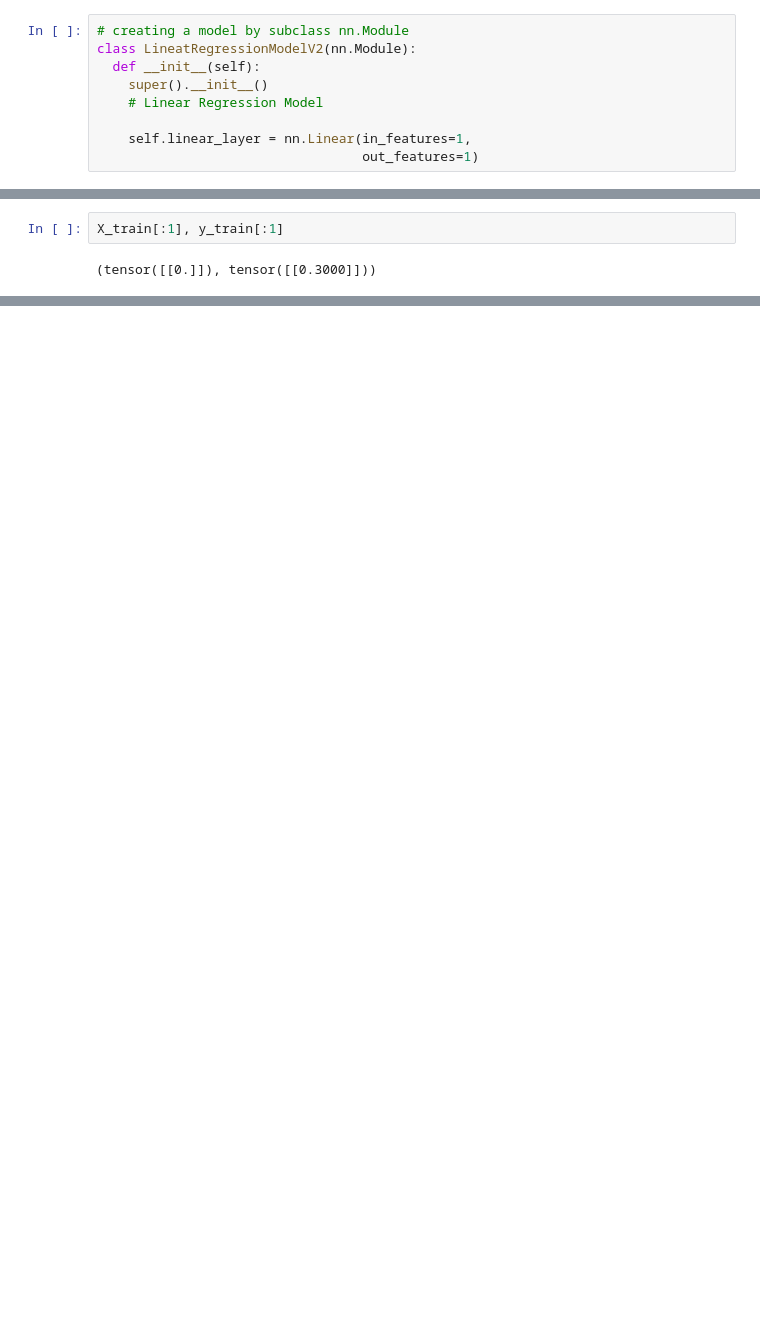
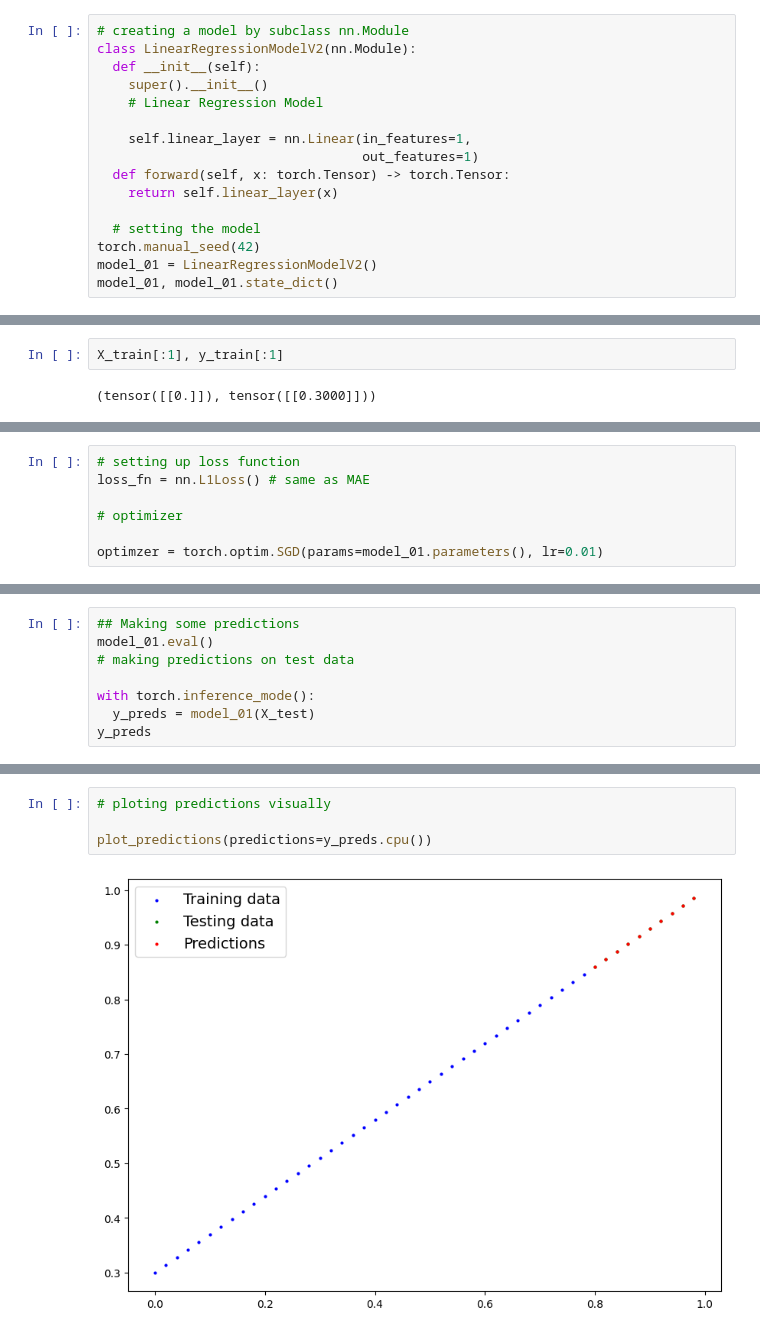
Before and after one commit to mIdrees007/pytorch-deep-learning, a Jupyter notebook: Pytorch_workflow.ipynb, the cells around one changed output, grey strips where cells are left out. Drawn from its saved outputs; the diff is of its cells as text; blank space fills up the shorter version.

Commit message:
train pytorch model on dataset and pytroch classification

```diff
--- a/Pytorch_workflow.ipynb
+++ b/Pytorch_workflow.ipynb
@@ -554,10 +554,17 @@ plot_predictions(X_train, y_train, X_test, y_test)
 [figure]
 # %%
 # creating a model by subclass nn.Module
-class LineatRegressionModelV2(nn.Module):
+class LinearRegressionModelV2(nn.Module):
   def __init__(self):
     super().__init__()
     # Linear Regression Model
 
     self.linear_layer = nn.Linear(in_features=1,
                                   out_features=1)
+  def forward(self, x: torch.Tensor) -> torch.Tensor:
+    return self.linear_layer(x)
+
+  # setting the model
+torch.manual_seed(42)
+model_01 = LinearRegressionModelV2()
+model_01, model_01.state_dict()
@@ -567,0 +600,7 @@ X_train[:1], y_train[:1]
+# %%
+# setting up loss function
+loss_fn = nn.L1Loss() # same as MAE
+
+# optimizer
+
+optimzer = torch.optim.SGD(params=model_01.parameters(), lr=0.01)
@@ -567,0 +673,8 @@ X_train[:1], y_train[:1]
+# %%
+## Making some predictions
+model_01.eval()
+# making predictions on test data
+
+with torch.inference_mode():
+  y_preds = model_01(X_test)
+y_preds
@@ -567,0 +692,6 @@ X_train[:1], y_train[:1]
+# %%
+# ploting predictions visually
+
+plot_predictions(predictions=y_preds.cpu())
+# %% [output]
+[figure, added]
```
Also changed, not shown: parts of 15 cells of this notebook, 1 other file.
